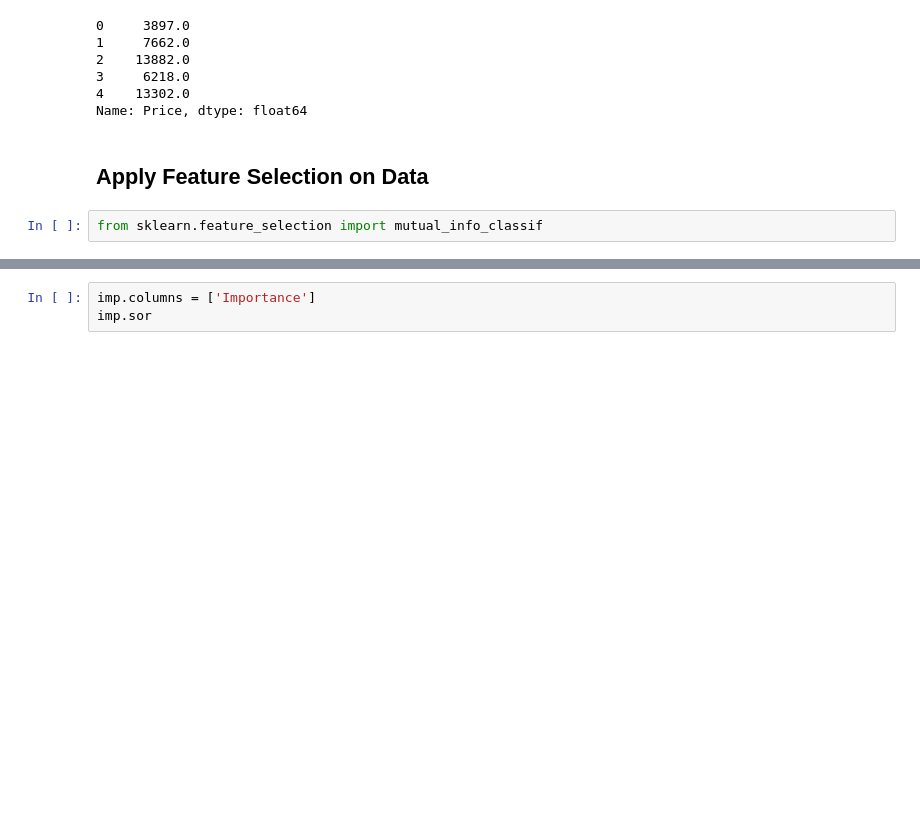
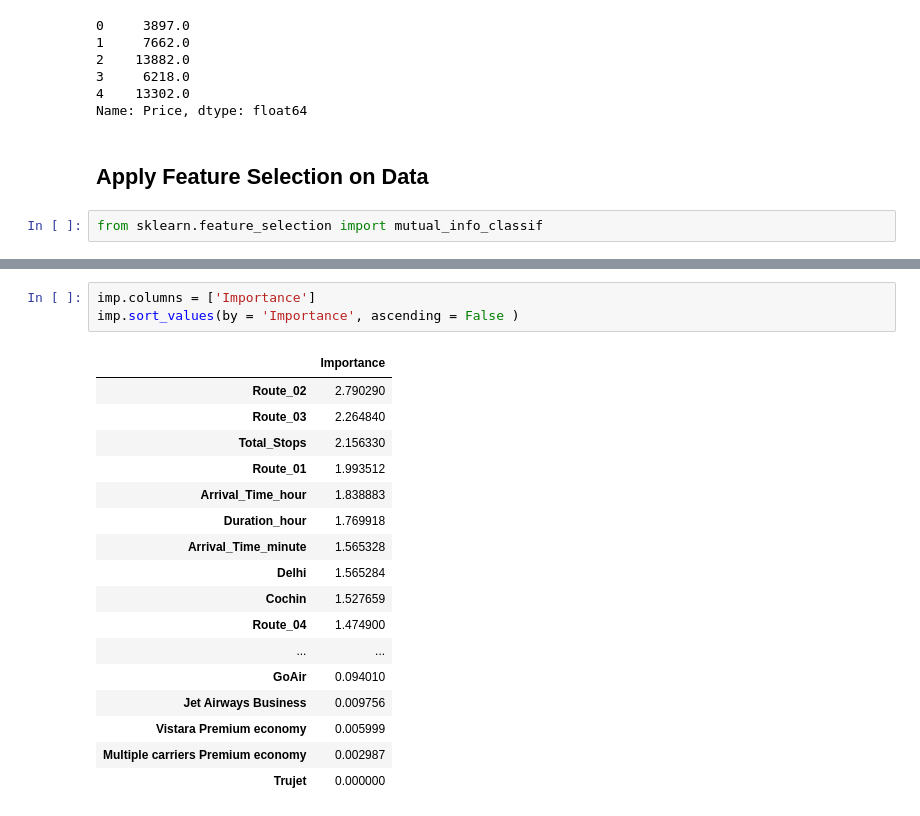
Before and after one commit to ghimiresunil/Three-Real-World-Data-Science-Project, a Jupyter notebook: flight_fare_prediction.ipynb, the cells around one changed output, grey strips where cells are left out. Drawn from its saved outputs; the diff is of its cells as text; blank space fills up the shorter version.

```diff
--- a/flight_fare_prediction.ipynb
+++ b/flight_fare_prediction.ipynb
@@ -717,3 +715,21 @@ imp
 # %%
 imp.columns = ['Importance']
-imp.sor
+imp.sort_values(by = 'Importance', ascending = False )
+# %% [output]
+|  | Importance |
+| Route_02 | 2.790290 |
+| Route_03 | 2.264840 |
+| Total_Stops | 2.156330 |
+| Route_01 | 1.993512 |
+| Arrival_Time_hour | 1.838883 |
+| Duration_hour | 1.769918 |
+| Arrival_Time_minute | 1.565328 |
+| Delhi | 1.565284 |
+| Cochin | 1.527659 |
+| Route_04 | 1.474900 |
+| ... | ... |
+| GoAir | 0.094010 |
+| Jet Airways Business | 0.009756 |
+| Vistara Premium economy | 0.005999 |
+| Multiple carriers Premium economy | 0.002987 |
+| Trujet | 0.000000 |
```
Also changed, not shown: parts of 8 cells of this notebook.
